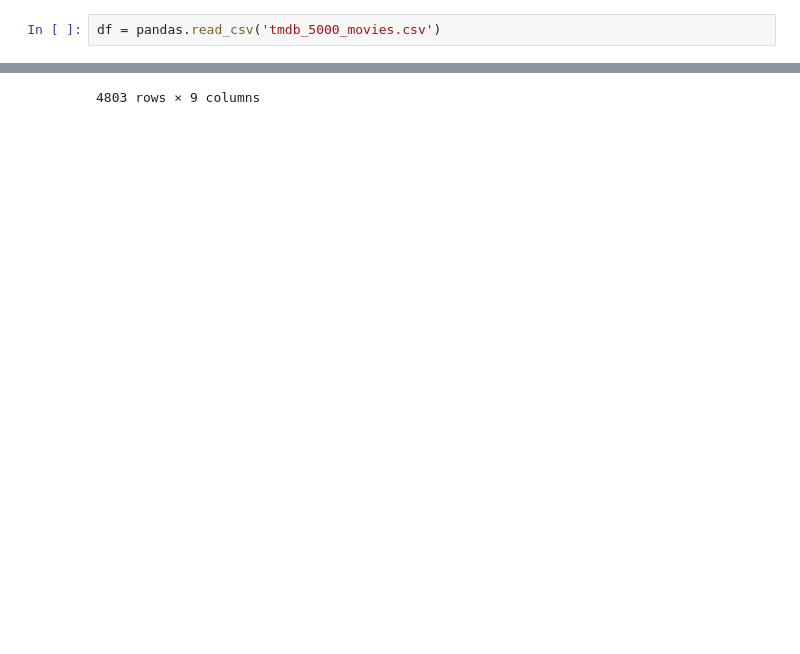
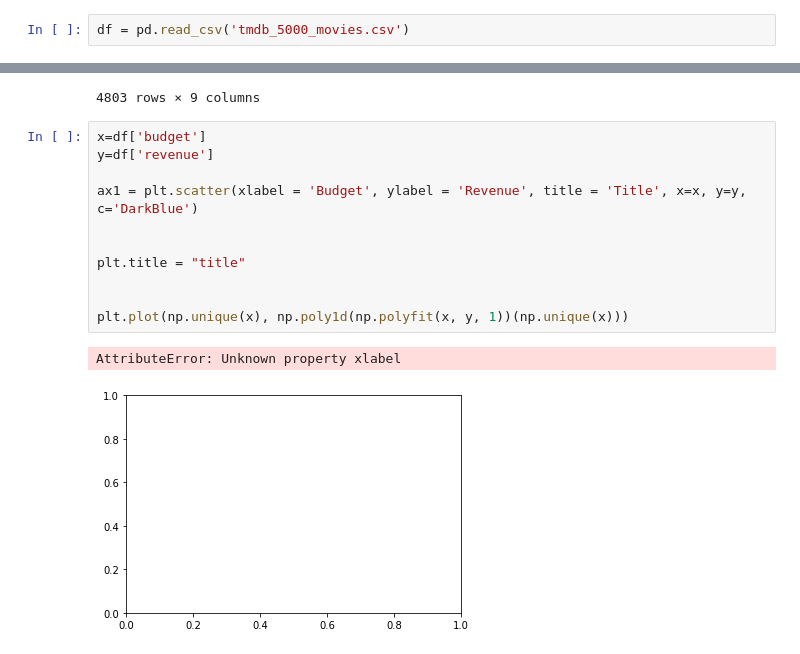
Before and after one commit to j-lei/375, a Jupyter notebook: Exploratory Analysis - Proposal.ipynb, the cells around one changed output, grey strips where cells are left out. Saved outputs shown, nothing was run; the diff lists cells and outputs as text; blank space fills up the shorter version.

```diff
--- a/Exploratory Analysis - Proposal.ipynb
+++ b/Exploratory Analysis - Proposal.ipynb
@@ -4,5 +7,5 @@ import numpy
 # %%
-df = pandas.read_csv('tmdb_5000_movies.csv')
+df = pd.read_csv('tmdb_5000_movies.csv')
 # %%
 df_movies = df[['id','budget', 'title', 'release_date', 'revenue', 'vote_average', 'vote_count']]
 # %%
@@ -74,3 +77,17 @@ df
 | 4801 | 447027 | 0 | Running Forever | 10/27/2015 | 0 | 0.0 | 0 | 426469 | [{"cast_id": 4, "character": "Smi... |
 | 4802 | 459488 | 2 | To Be Frank, Sinatra at 100 | 12/12/2015 | 0 | 0.0 | 0 | 433715 | [{"cast_id": 3, "character": "Amb... |
 4803 rows × 9 columns
+# %%
+x=df['budget']
+y=df['revenue']
+
+ax1 = plt.scatter(xlabel = 'Budget', ylabel = 'Revenue', title = 'Title', x=x, y=y, c='DarkBlue')
+
+
+plt.title = "title"
+
+
+plt.plot(np.unique(x), np.poly1d(np.polyfit(x, y, 1))(np.unique(x)))
+# %% [output]
+AttributeError: Unknown property xlabel
+[figure, added]
```
Also changed, not shown: parts of 3 cells of this notebook.
